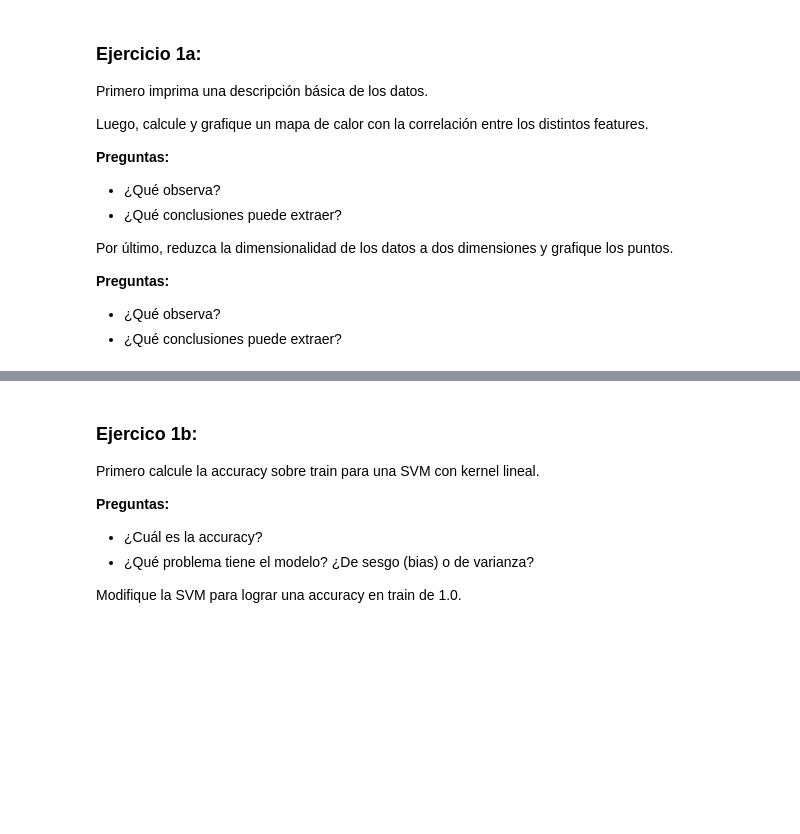
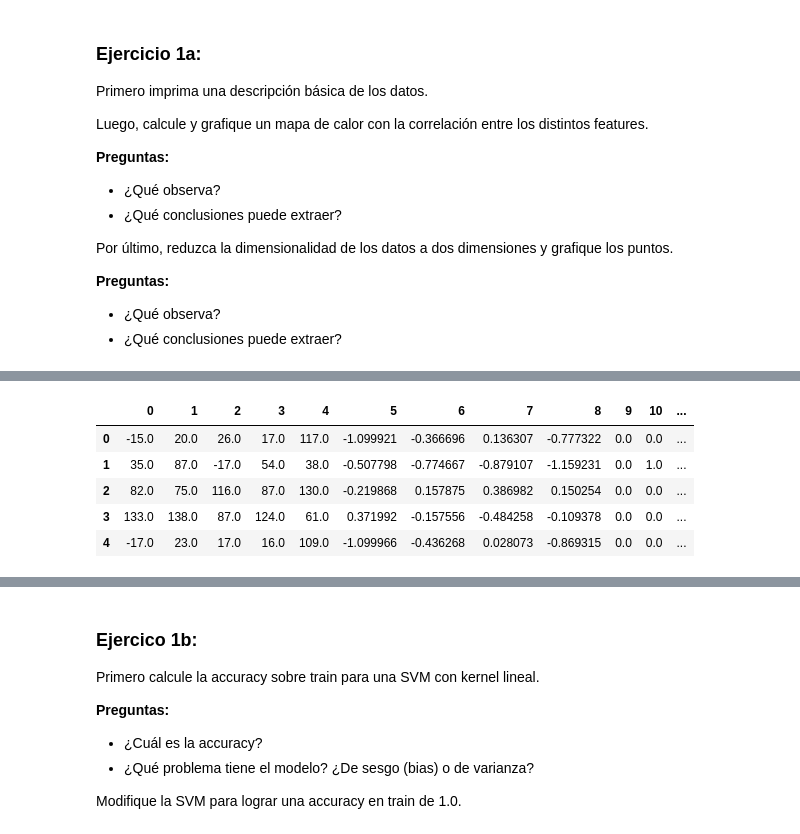
Before and after one commit to nestornav/dimplomatura-datos-famaf, a Jupyter notebook: aprendizajeAutomatico/lab1-nestor-navarro.ipynb, the cells around one changed output, grey strips where cells are left out. Cells and saved outputs as stored; diff of their text form; code cells hidden in the pictures; blank space fills up the shorter version.

```diff
--- a/aprendizajeAutomatico/lab1-nestor-navarro.ipynb
+++ b/aprendizajeAutomatico/lab1-nestor-navarro.ipynb
@@ -51,6 +54,15 @@ train.describe()
 | 50% | 100.500000 | 100.000000 | 100.000000 | 100.000000 | 99.500000 | 0.005970 | -0.010120 | -0.013890 | 0.000883 | 0.00000 | 0.00000 | ... |
 | 75% | 155.250000 | 133.250000 | 153.250000 | 140.000000 | 122.000000 | 0.510675 | 0.314739 | 0.300218 | 0.544438 | 0.00000 | 0.00000 | ... |
 | max | 299.000000 | 217.000000 | 323.000000 | 243.000000 | 185.000000 | 1.785821 | 1.369928 | 1.217912 | 2.240643 | 1.00000 | 1.00000 | ... |
+# %%
+train.head()
+# %% [output]
+|  | 0 | 1 | 2 | 3 | 4 | 5 | 6 | 7 | 8 | 9 | 10 | ... |
+| 0 | -15.0 | 20.0 | 26.0 | 17.0 | 117.0 | -1.099921 | -0.366696 | 0.136307 | -0.777322 | 0.0 | 0.0 | ... |
+| 1 | 35.0 | 87.0 | -17.0 | 54.0 | 38.0 | -0.507798 | -0.774667 | -0.879107 | -1.159231 | 0.0 | 1.0 | ... |
+| 2 | 82.0 | 75.0 | 116.0 | 87.0 | 130.0 | -0.219868 | 0.157875 | 0.386982 | 0.150254 | 0.0 | 0.0 | ... |
+| 3 | 133.0 | 138.0 | 87.0 | 124.0 | 61.0 | 0.371992 | -0.157556 | -0.484258 | -0.109378 | 0.0 | 0.0 | ... |
+| 4 | -17.0 | 23.0 | 17.0 | 16.0 | 109.0 | -1.099966 | -0.436268 | 0.028073 | -0.869315 | 0.0 | 0.0 | ... |
 # %%
 # AYUDA: https://www.kaggle.com/pierra/credit-card-dataset-svm-classification
 t_corr = train.corr()
```
Also changed, not shown: parts of 16 cells of this notebook.
